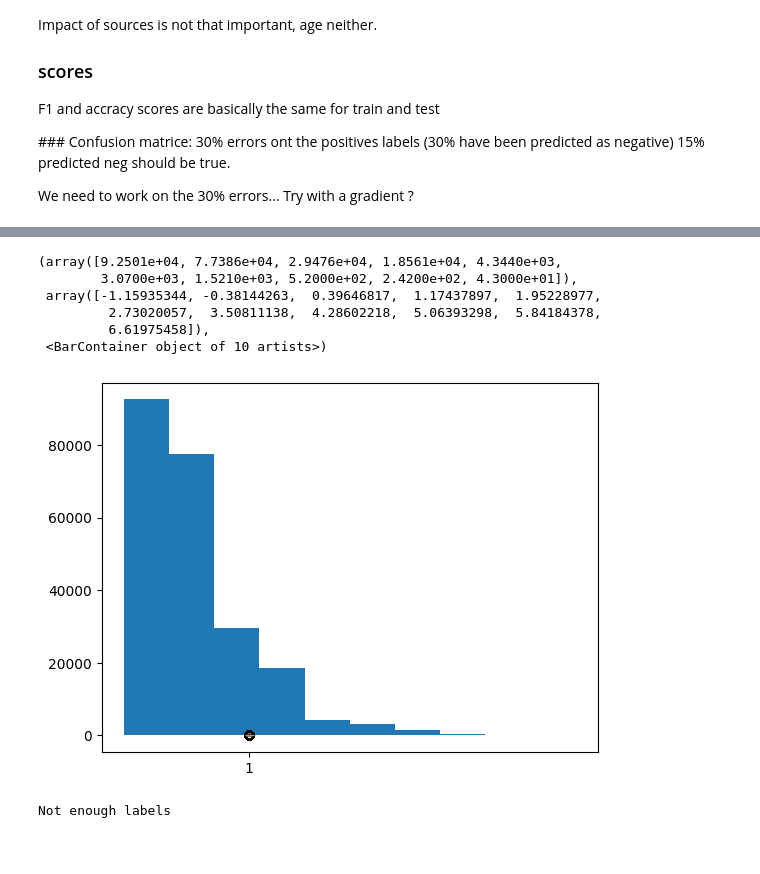
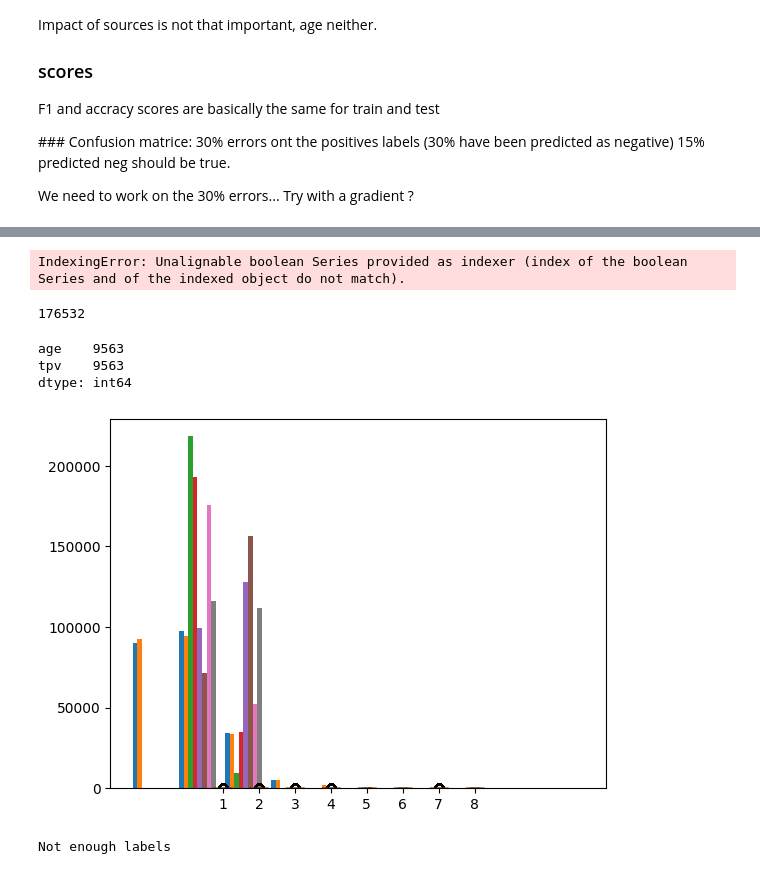
Before and after one commit to kumquat42/202311_jedha_Bloc3_ML_challenge, a Jupyter notebook: 202311_jedha_bloc3_ML_challenge.ipynb, the cells around one changed output, grey strips where cells are left out. Cells and saved outputs as stored; diff of their text form; code cells hidden in the pictures.

```diff
--- a/202311_jedha_bloc3_ML_challenge.ipynb
+++ b/202311_jedha_bloc3_ML_challenge.ipynb
@@ -670,6 +635,12 @@ Try with a gradient ?
 ### Datasets - Splitting, Preprocessing
 # %%
 # all columns = 'full'
-data
+#data
+# 3feat: feature - engineering sans colonnes:
+data = data.loc[:, ['age', 'total_pages_visited', 'new_user', 'converted']]
+data = data.loc[]
+
+data.head()
+
 X_train, X_val, y_train, y_val, num_features, cat_features, liste_features_name, name_dataset = prepare_datasets(data, 'full')
 # %% [output]
@@ -680,19 +726,33 @@ Dataset full is ready.
+# %%
+type(y_train)
+y_train[0]
+temp_y = y_train[temp['total_pages_visited'] <= 2.281]
+temp_y
+# %% [output]
+IndexingError: Unalignable boolean Series provided as indexer (index of the boolean Series and of the indexed object do not match).
+# %%
+ma_liste =[]
+for i in bou:
+    try:
+        ma_liste.append(y_train[i])
+    except:
+        pass
+#y_train[bou[1]]
+ma_liste
+len(ma_liste) #176532 - some = not ok....
+# %% [output]
+176532
 # %%
 # check features which are badly labelised : e.g. between 1,684 et 2,88 pages_visited...7158 samples on the train set.
 
 temp = pd.DataFrame(X_train, columns = liste_features_name)
-temp = temp.loc[:,'total_pages_visited']
-temp
 plt.boxplot(temp)# equivaut à total pages visited = colonne [1]
 plt.hist(temp)
 # %% [output]
-(array([9.2501e+04, 7.7386e+04, 2.9476e+04, 1.8561e+04, 4.3440e+03,
-        3.0700e+03, 1.5210e+03, 5.2000e+02, 2.4200e+02, 4.3000e+01]),
- array([-1.15935344, -0.38144263,  0.39646817,  1.17437897,  1.95228977,
-         2.73020057,  3.50811138,  4.28602218,  5.06393298,  5.84184378,
-         6.61975458]),
- <BarContainer object of 10 artists>)
+age    9563
+tpv    9563
+dtype: int64
-[figure, old version]
+[figure, new version]
 # %%
 # Rien aprè 40min
 '''
```
Also changed, not shown: parts of 21 cells of this notebook, 3 other files.
